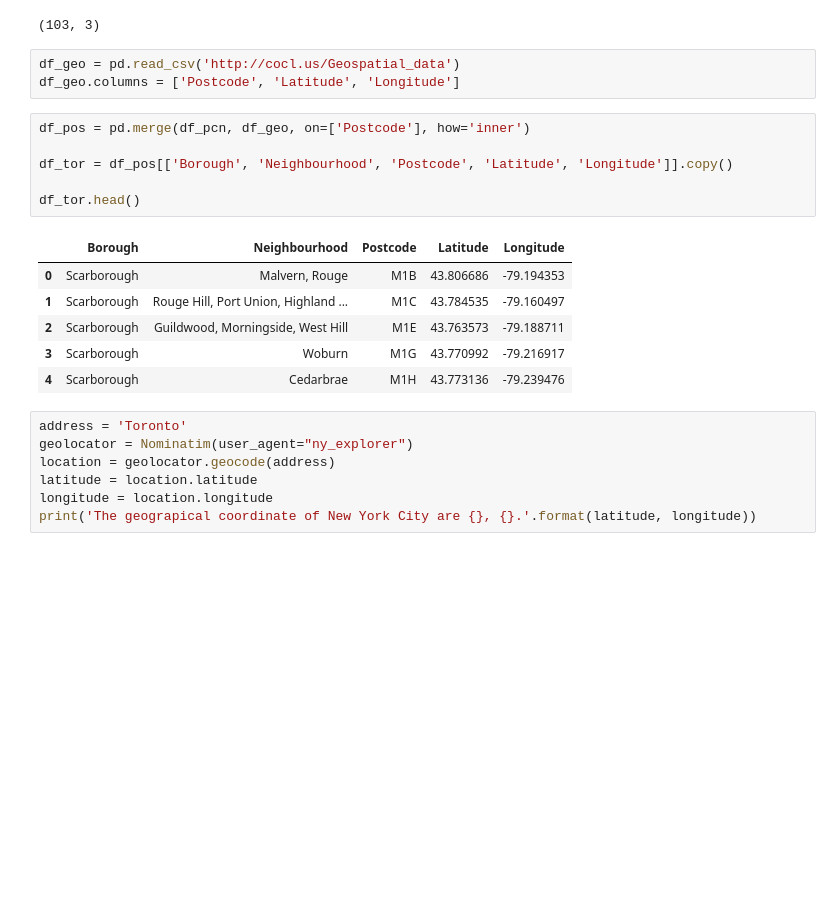
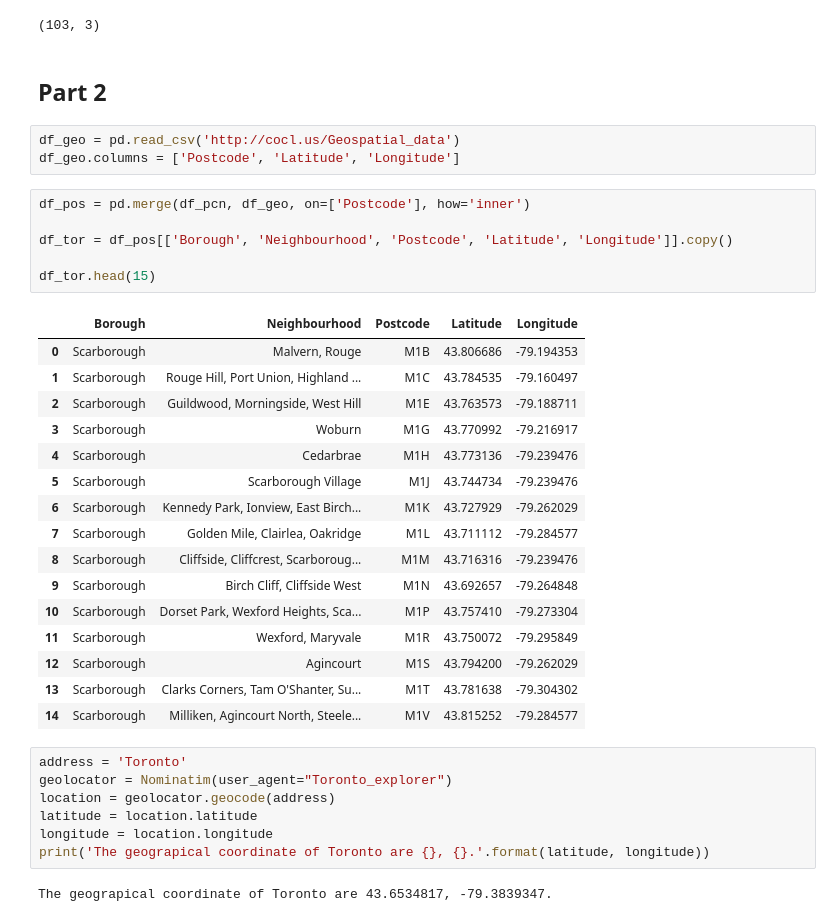
Before and after one commit to md7038/IBM_data_science_project, a Jupyter notebook: Week_3.ipynb, the cells around one changed output. Drawn from its saved outputs; the diff is of its cells as text; blank space fills up the shorter version.

```diff
--- a/Week_3.ipynb
+++ b/Week_3.ipynb
@@ -128,26 +117,40 @@ df_pcn
 df_pcn.shape
 # %% [output]
 (103, 3)
+# %% [markdown]
+## Part 2
 # %%
 df_geo = pd.read_csv('http://cocl.us/Geospatial_data')
 df_geo.columns = ['Postcode', 'Latitude', 'Longitude']
 # %%
 df_pos = pd.merge(df_pcn, df_geo, on=['Postcode'], how='inner')
 
 df_tor = df_pos[['Borough', 'Neighbourhood', 'Postcode', 'Latitude', 'Longitude']].copy()
 
-df_tor.head()
+df_tor.head(15)
 # %% [output]
 |  | Borough | Neighbourhood | Postcode | Latitude | Longitude |
 | 0 | Scarborough | Malvern, Rouge | M1B | 43.806686 | -79.194353 |
 | 1 | Scarborough | Rouge Hill, Port Union, Highland ... | M1C | 43.784535 | -79.160497 |
 | 2 | Scarborough | Guildwood, Morningside, West Hill | M1E | 43.763573 | -79.188711 |
 | 3 | Scarborough | Woburn | M1G | 43.770992 | -79.216917 |
 | 4 | Scarborough | Cedarbrae | M1H | 43.773136 | -79.239476 |
+| 5 | Scarborough | Scarborough Village | M1J | 43.744734 | -79.239476 |
+| 6 | Scarborough | Kennedy Park, Ionview, East Birch... | M1K | 43.727929 | -79.262029 |
+| 7 | Scarborough | Golden Mile, Clairlea, Oakridge | M1L | 43.711112 | -79.284577 |
+| 8 | Scarborough | Cliffside, Cliffcrest, Scarboroug... | M1M | 43.716316 | -79.239476 |
+| 9 | Scarborough | Birch Cliff, Cliffside West | M1N | 43.692657 | -79.264848 |
+| 10 | Scarborough | Dorset Park, Wexford Heights, Sca... | M1P | 43.757410 | -79.273304 |
+| 11 | Scarborough | Wexford, Maryvale | M1R | 43.750072 | -79.295849 |
+| 12 | Scarborough | Agincourt | M1S | 43.794200 | -79.262029 |
+| 13 | Scarborough | Clarks Corners, Tam O'Shanter, Su... | M1T | 43.781638 | -79.304302 |
+| 14 | Scarborough | Milliken, Agincourt North, Steele... | M1V | 43.815252 | -79.284577 |
 # %%
 address = 'Toronto'
-geolocator = Nominatim(user_agent="ny_explorer")
+geolocator = Nominatim(user_agent="Toronto_explorer")
 location = geolocator.geocode(address)
 latitude = location.latitude
 longitude = location.longitude
-print('The geograpical coordinate of New York City are {}, {}.'.format(latitude, longitude))
+print('The geograpical coordinate of Toronto are {}, {}.'.format(latitude, longitude))
+# %% [output]
+The geograpical coordinate of Toronto are 43.6534817, -79.3839347.
```
Also changed, not shown: parts of 22 cells of this notebook.
